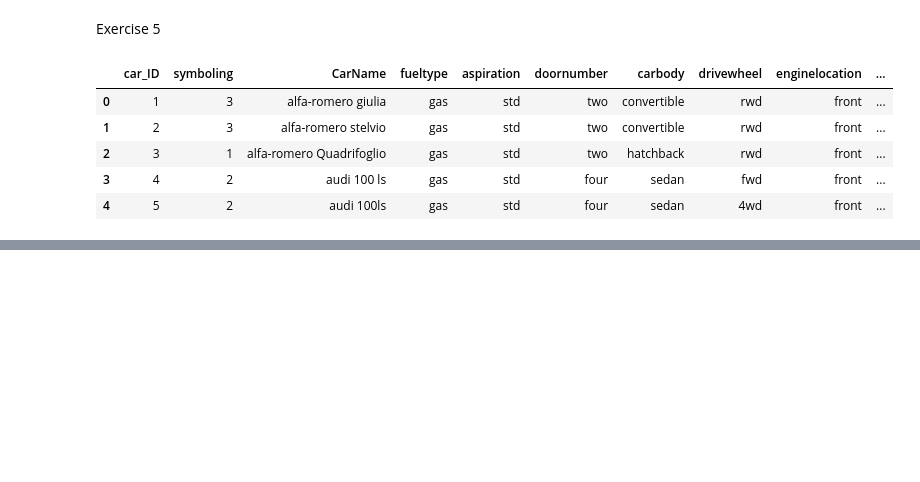
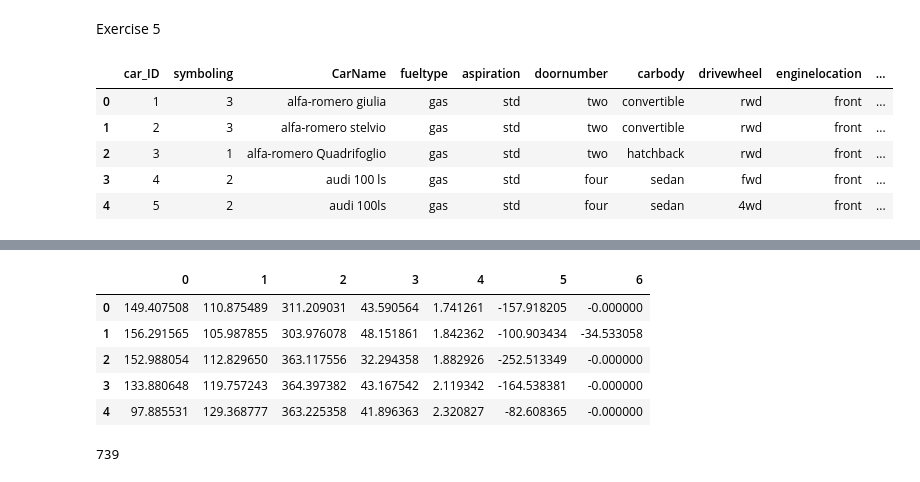
Before and after one commit to Babinmck/DATA445, a Jupyter notebook: Homework/Homework_3.ipynb, the cells around one changed output, grey strips where cells are left out. Drawn from its saved outputs; the diff is of its cells as text; code cells hidden in the pictures; blank space fills up the shorter version.

```diff
--- a/Homework/Homework_3.ipynb
+++ b/Homework/Homework_3.ipynb
@@ -52,28 +51,25 @@ car_price.head()
 X = car_price[['wheelbase', 'enginesize', 'compressionratio', 'horsepower', 'peakrpm', 'citympg', 'highwaympg']]
 Y = car_price['price']
 
-## Splitting the data into train and test
-X_train, X_test, Y_train, Y_test = train_test_split(X,Y, test_size = 0.2)
+## Defining list to store estimated coefficients at each split
+coef = list()
 
-##Defining the folds
-kf = KFold(n_splits =5, shuffle = True)
+for i in range(0, 1000):
 
-for train_idx, val_idx in kf.split(X):
+    ## Splitting the data into train and test
+    X_train, X_test, Y_train, Y_test = train_test_split(X,Y, test_size = 0.2)
 
-    ##Splitting the data
-    X_train, X_val = X.iloc[train_idx], X.iloc[val_idx]
-    Y_train, Y_val = Y.iloc[train_idx], Y.iloc[val_idx]
+    ## Lasso cross-validation to estimate optimal lambda
+    lasso_cv = LassoCV(normalize = True, cv = 5).fit(X_train, Y_train)
 
-    ##Estimating Lambda for lasso
-    lasso_cv = LassoCV(alphas = [0.001,0.01,0.1,1,10,100], normalize = True, cv = 100).fit(X_train, Y_train)
+    ## Building Lasso Regression Model with optimal lambda
+    lasso_md = Lasso(alpha = lasso_cv.alpha_, normalize = True).fit(X_train, Y_train)
 
-    ## Extracting the best lambda
-    cv_lambda = lasso_cv.alpha_
-    print('The estimated lambda for the lasso model is', cv_lambda)
+    ## Storing the estimated coefficients
+    coef.append(lasso_md.coef_)
 
-    ##Building Lasso Model
-    lasso_md = Lasso(alpha = cv_lambda, normalize = True).fit(X_train, Y_train)
-    lasso_md.coef_
+## Putting the list as a dataframe
+coef_df = pd.DataFrame(coef)
 # %% [output]
 If you wish to scale the data, use Pipeline with a StandardScaler in a preprocessing stage. To reproduce the previous behavior:
 
@@ -133,0 +91,13 @@ Set parameter alpha to: original_alpha * np.sqrt(n_samples).
+# %%
+coef_df.head()
+# %% [output]
+|  | 0 | 1 | 2 | 3 | 4 | 5 | 6 |
+| 0 | 149.407508 | 110.875489 | 311.209031 | 43.590564 | 1.741261 | -157.918205 | -0.000000 |
+| 1 | 156.291565 | 105.987855 | 303.976078 | 48.151861 | 1.842362 | -100.903434 | -34.533058 |
+| 2 | 152.988054 | 112.829650 | 363.117556 | 32.294358 | 1.882926 | -252.513349 | -0.000000 |
+| 3 | 133.880648 | 119.757243 | 364.397382 | 43.167542 | 2.119342 | -164.538381 | -0.000000 |
+| 4 | 97.885531 | 129.368777 | 363.225358 | 41.896363 | 2.320827 | -82.608365 | -0.000000 |
+# %%
+sum(coef_df[6] == 0.0)
+# %% [output]
+739
```
Also changed, not shown: parts of 3 cells of this notebook.
